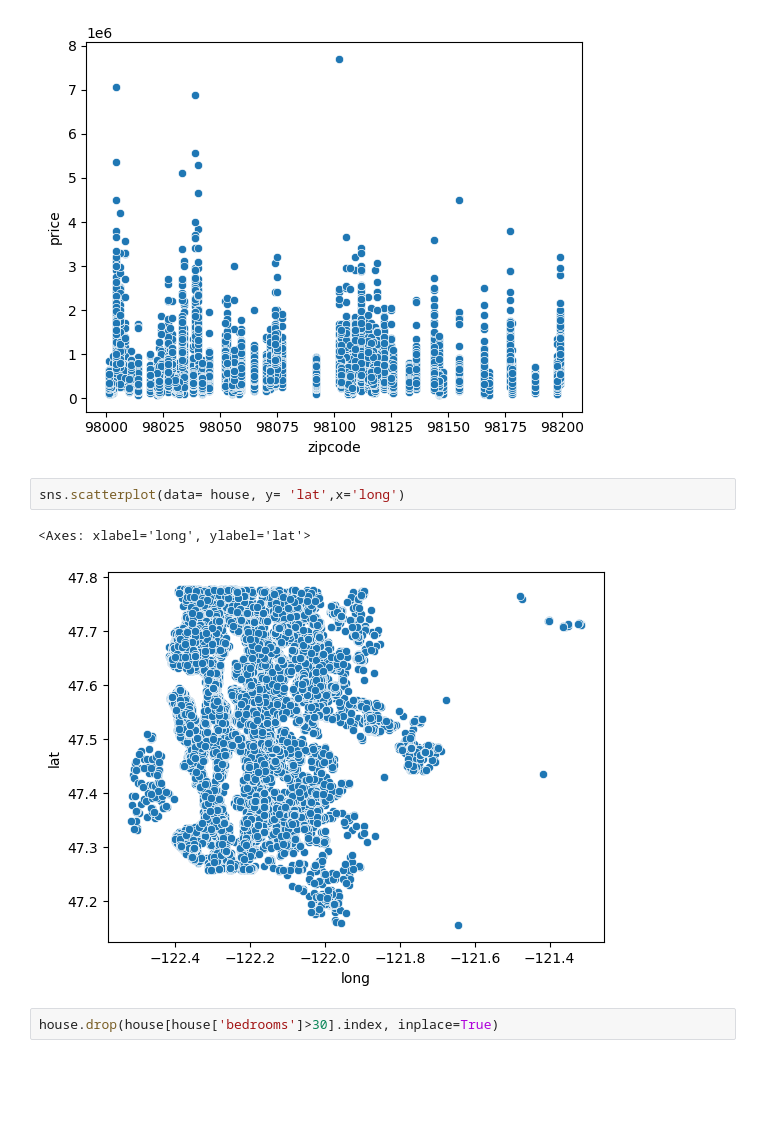
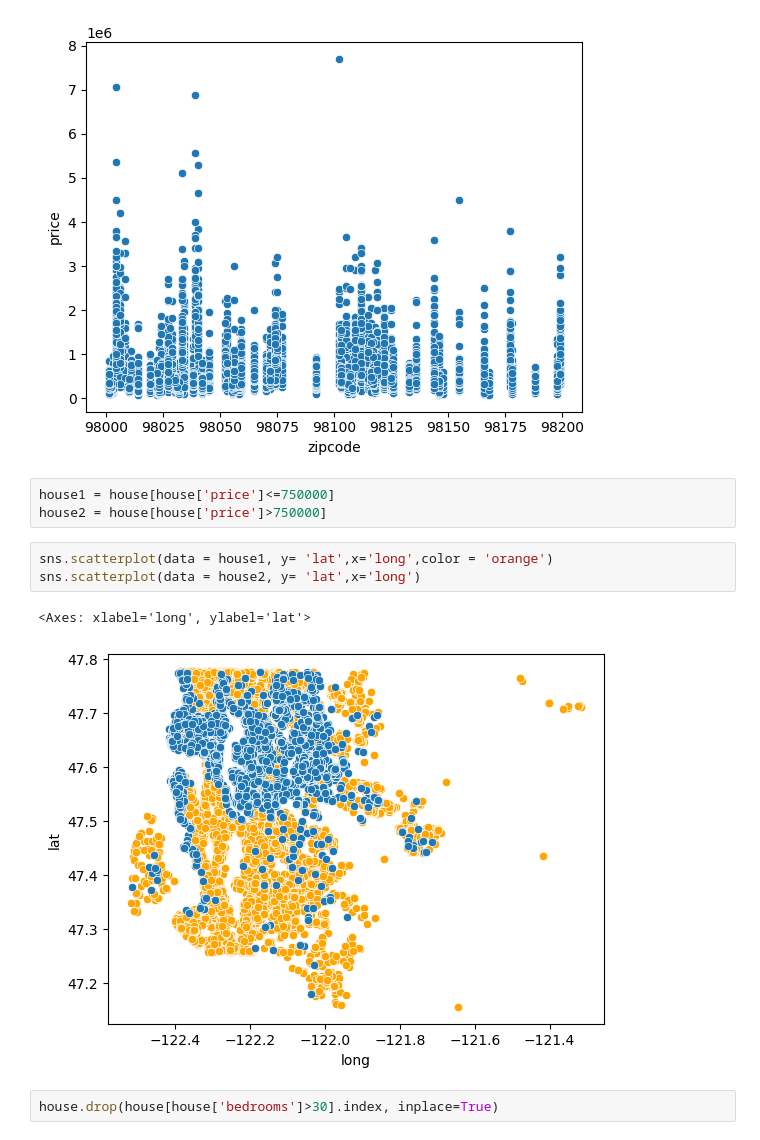
Before and after one commit to CodyDong/schulich_data_science, a Jupyter notebook: Assignment 3.ipynb, the cells around one changed output. Saved outputs shown, nothing was run; the diff lists cells and outputs as text; blank space fills up the shorter version.

```diff
--- a/Assignment 3.ipynb
+++ b/Assignment 3.ipynb
@@ -128,11 +128,15 @@ sns.scatterplot(data= house, y= 'price',x='zipcode')
 # %% [output]
 <Axes: xlabel='zipcode', ylabel='price'>
 [figure]
+# %%
+house1 = house[house['price']<=750000]
+house2 = house[house['price']>750000]
 # %%
-sns.scatterplot(data= house, y= 'lat',x='long')
+sns.scatterplot(data = house1, y= 'lat',x='long',color = 'orange')
+sns.scatterplot(data = house2, y= 'lat',x='long')
 # %% [output]
 <Axes: xlabel='long', ylabel='lat'>
-[figure, old version]
+[figure, new version]
 # %%
 house.drop(house[house['bedrooms']>30].index, inplace=True)
 # %%
```
